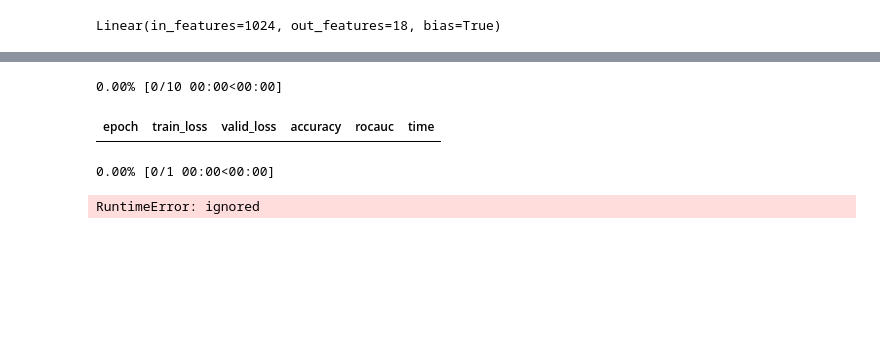
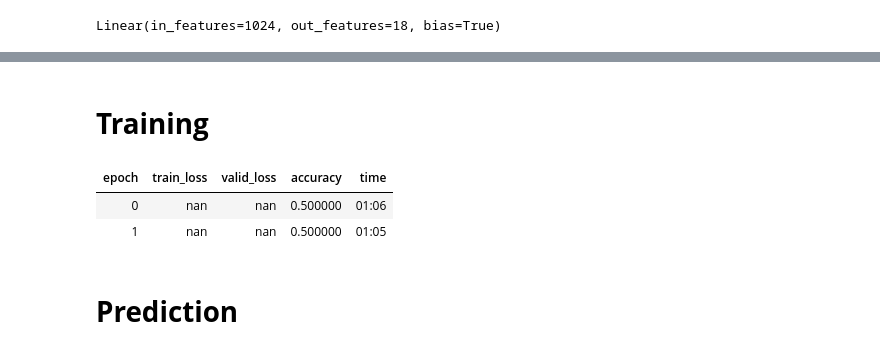
Before and after one commit to HadarRosenwald/severity-detection, a Jupyter notebook: TabularModel.ipynb, the cells around one changed output, grey strips where cells are left out. Saved outputs shown, nothing was run; the diff lists cells and outputs as text; code cells hidden in the pictures; blank space fills up the shorter version.

```diff
--- a/TabularModel.ipynb
+++ b/TabularModel.ipynb
@@ -245,3 +374,9 @@ img_tabular_model = CNNTabularModel(model,
+# %%
+img_tabular_model = CNNTabularModel(cnn_model,
+                                  tabular_model,
+                                  layers = cnn_tabular_layers,
+                                  ps=cnn_tabular_dropout_prob,
+                                  out_sz=cnn_tabular_out_sz).to(device)
 # %%
 img_tabular_model
 # %% [output]
@@ -296,7 +399,0 @@ CNNTabularModel(
-# %%
-integrate_train, integrate_val, integrate_test = get_imagetabdatasets(image_data, tab_data)
-
-
-bs = 64
-db = DataBunch.create(integrate_train, integrate_test, path=data_path, bs=bs)
-learn = Learner(db, img_tabular_model, metrics=[accuracy, ROCAUC()], loss_func=torch.nn.NLLLoss)
@@ -320,0 +405,7 @@ Path: covid-chestxray-dataset
+# %%
+#TODO!! make the weigted loss work. we might need a list with len 5 and not 2
+
+# # adjust loss function weight because the dataset is extremely unbalanced
+# weights = [1/(1-train_df["severity_class"].mean()), 1/train_df["severity_class"].mean()]
+# loss_func = CrossEntropyFlat(weight=torch.FloatTensor(weights).to(device))
+loss_func = CrossEntropyFlat()
@@ -320,0 +417,6 @@ Path: covid-chestxray-dataset
+# %%
+# learn = Learner(db, img_tabular_model, metrics=[accuracy, ROCAUC()], loss_func=torch.nn.NLLLoss)
+# learn = Learner(db, img_tabular_model, metrics=[accuracy, ROCAUC()], loss_func=loss_func) # <- TODO check why ROCAUC doesnt work
+learn = Learner(db, img_tabular_model, metrics=[accuracy], loss_func=loss_func)
+
+#TODO! check optimizer
@@ -320,0 +455,2 @@ Path: covid-chestxray-dataset
+# %% [markdown]
+# **Training**
@@ -321,12 +463,13 @@ Path: covid-chestxray-dataset
+# %%
+# train
+learn.fit_one_cycle(n_epoch, 1e-4)
+# %% [output]
+| epoch | train_loss | valid_loss | accuracy | time |
+| 0 | nan | nan | 0.500000 | 01:06 |
+| 1 | nan | nan | 0.500000 | 01:05 |
 # %%
-# train
-learn.fit_one_cycle(10, 1e-4)
-
-# unfreeze all layer groups to train the entire model using differential learning rates
-learn.unfreeze()
-learn.fit_one_cycle(5, slice(1e-6, 1e-4))
+# # unfreeze all layer groups to train the entire model using differential learning rates
+# learn.unfreeze()
+# learn.fit_one_cycle(n_epoch, slice(1e-6, 1e-4))
-# %% [output]
-0.00% [0/10 00:00<00:00]
-| epoch | train_loss | valid_loss | accuracy | rocauc | time |
-0.00% [0/1 00:00<00:00]
-RuntimeError: ignored
+# %% [markdown]
+# **Prediction**
```
Also changed, not shown: parts of 57 cells of this notebook.
